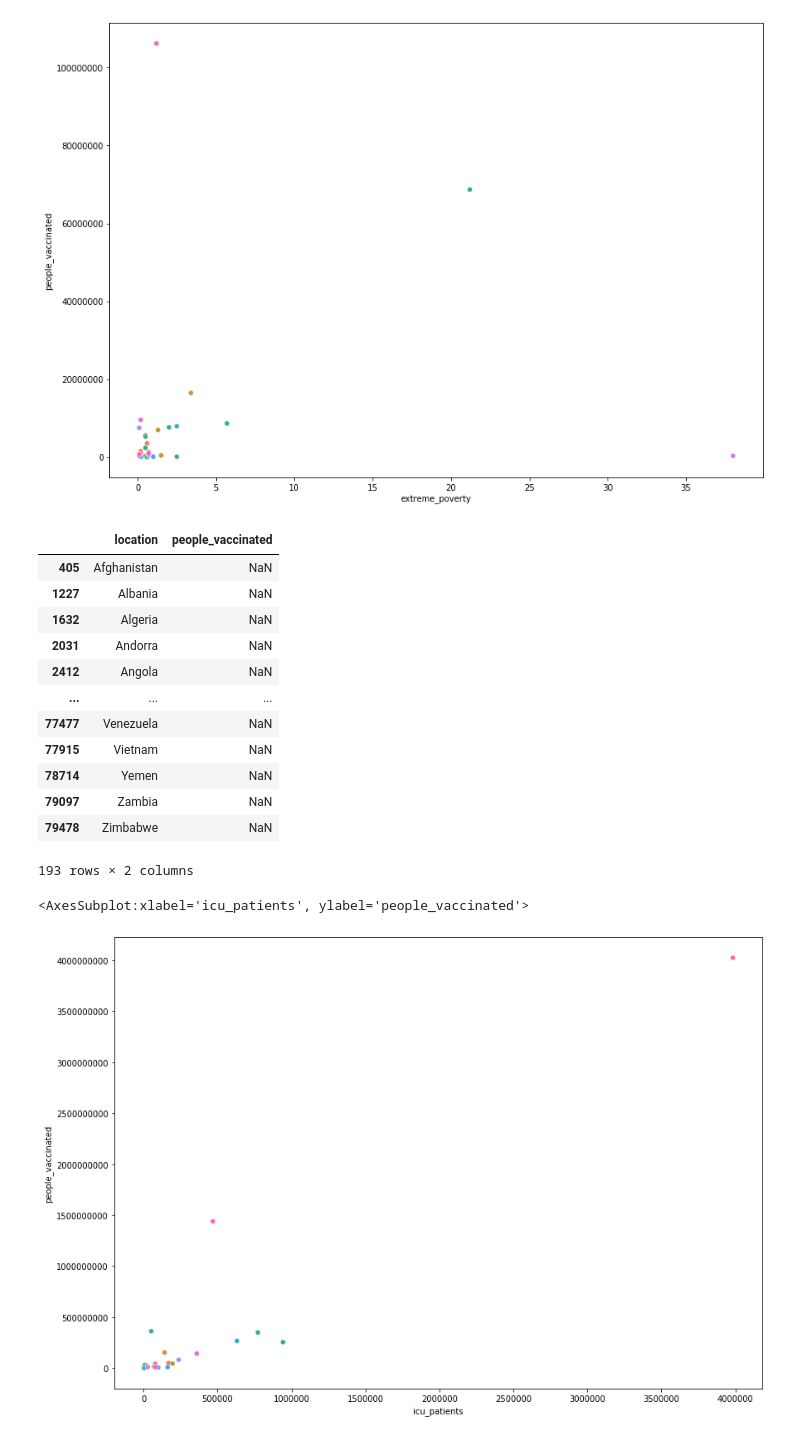
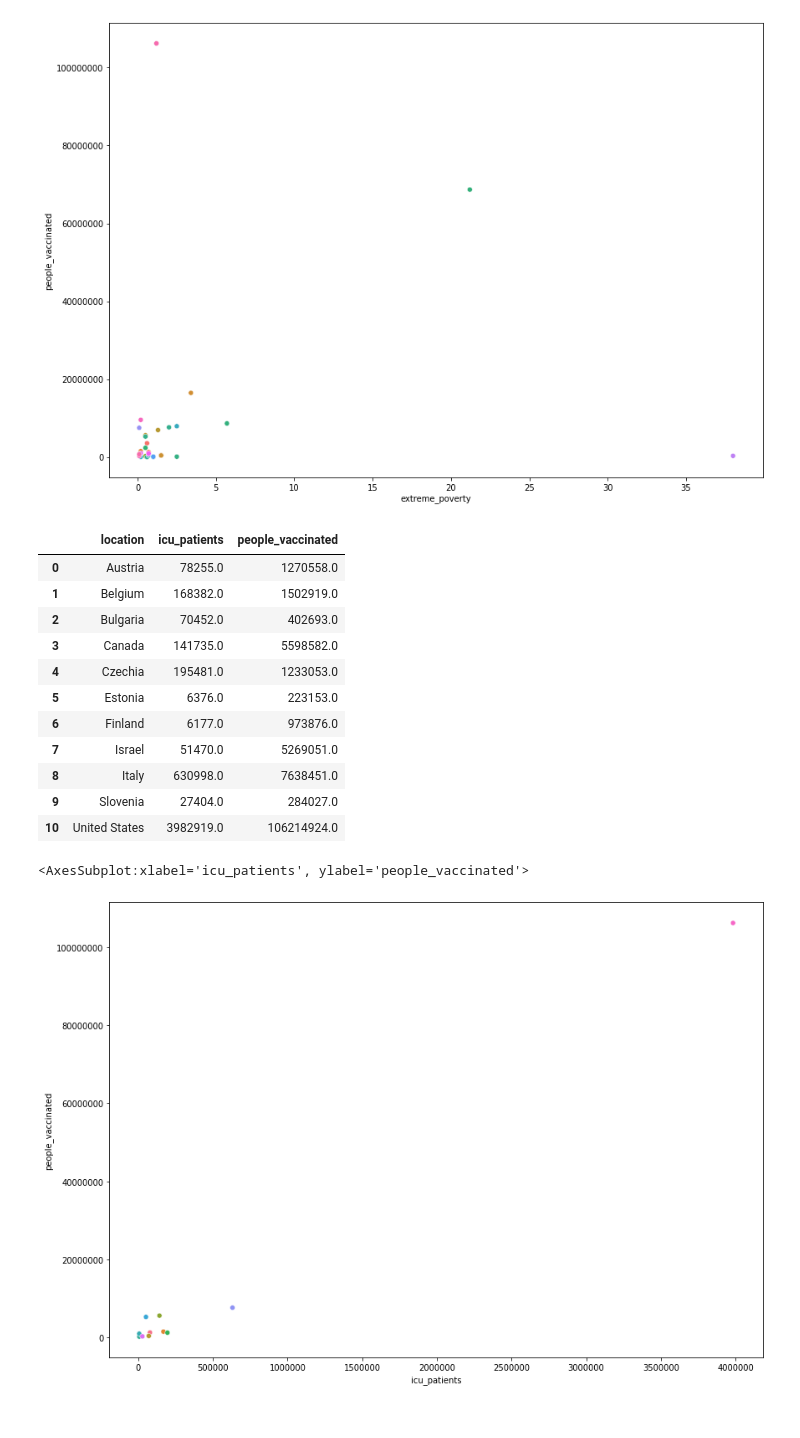
Before and after one commit to jonvolfson/DS2500Project, a Jupyter notebook: main.ipynb, the cells around one changed output. Drawn from its saved outputs; the diff is of its cells as text; code cells hidden in the pictures.

Commit message:
fixing the people vaccinated vs icu patients graph to not count previous datapoints in the following day's sum.

```diff
--- a/main.ipynb
+++ b/main.ipynb
@@ -120,32 +120,35 @@ sns.scatterplot(data=df_hc_to_date, x='extreme_poverty', y='people_vaccinated',
 df_sum = data.groupby(['location']).sum()
 df_sum.reset_index(inplace=True)
 df_sum = df_sum.rename(columns = {'index':'location'})
-df_sum = df_sum[df_sum['icu_patients'] != 0]
+#df_sum = df_sum[df_sum['icu_patients'] != 0]
 
-df_hc_to_date[['location', 'people_vaccinated']]
+df_sum_vaccinations = df_hc_to_date[['location', 'people_vaccinated']].dropna()
 
-#df_sum
+df_sum_icu_patients = df_sum[['location', 'icu_patients']]
+df_sum_icu_patients = df_sum_icu_patients[df_sum_icu_patients['icu_patients'] != 0]
+#df_sum_icu_patients
+pd_sum_vaccines_and_icu_patients = pd.merge(df_sum_icu_patients, df_sum_vaccinations, on='location', how='inner')
+pd_sum_vaccines_and_icu_patients
 
 #pd.concat([df_sum['icu_patients'], df_hc_to_date['people_vaccinated'].dropna()], axis=0, keys=None)
 # %% [output]
-|  | location | people_vaccinated |
-| 405 | Afghanistan | NaN |
-| 1227 | Albania | NaN |
-| 1632 | Algeria | NaN |
-| 2031 | Andorra | NaN |
-| 2412 | Angola | NaN |
-| ... | ... | ... |
-| 77477 | Venezuela | NaN |
-| 77915 | Vietnam | NaN |
-| 78714 | Yemen | NaN |
-| 79097 | Zambia | NaN |
-| 79478 | Zimbabwe | NaN |
+|  | location | icu_patients | people_vaccinated |
+| 0 | Austria | 78255.0 | 1270558.0 |
+| 1 | Belgium | 168382.0 | 1502919.0 |
+| 2 | Bulgaria | 70452.0 | 402693.0 |
+| 3 | Canada | 141735.0 | 5598582.0 |
+| 4 | Czechia | 195481.0 | 1233053.0 |
+| 5 | Estonia | 6376.0 | 223153.0 |
+| 6 | Finland | 6177.0 | 973876.0 |
+| 7 | Israel | 51470.0 | 5269051.0 |
+| 8 | Italy | 630998.0 | 7638451.0 |
+| 9 | Slovenia | 27404.0 | 284027.0 |
+| 10 | United States | 3982919.0 | 106214924.0 |
-193 rows × 2 columns
 # %%
 fig, scatter = plt.subplots(figsize = (14,10))
 plt.ticklabel_format(style='plain', axis='y')
 plt.ticklabel_format(style='plain', axis='x')
-sns.scatterplot(data=df_sum, x='icu_patients', y='people_vaccinated', hue='location', legend=False)
+sns.scatterplot(data=pd_sum_vaccines_and_icu_patients, x='icu_patients', y='people_vaccinated', hue='location', legend=False)
 # %% [output]
 <AxesSubplot:xlabel='icu_patients', ylabel='people_vaccinated'>
-[figure, old version]
+[figure, new version]
```
